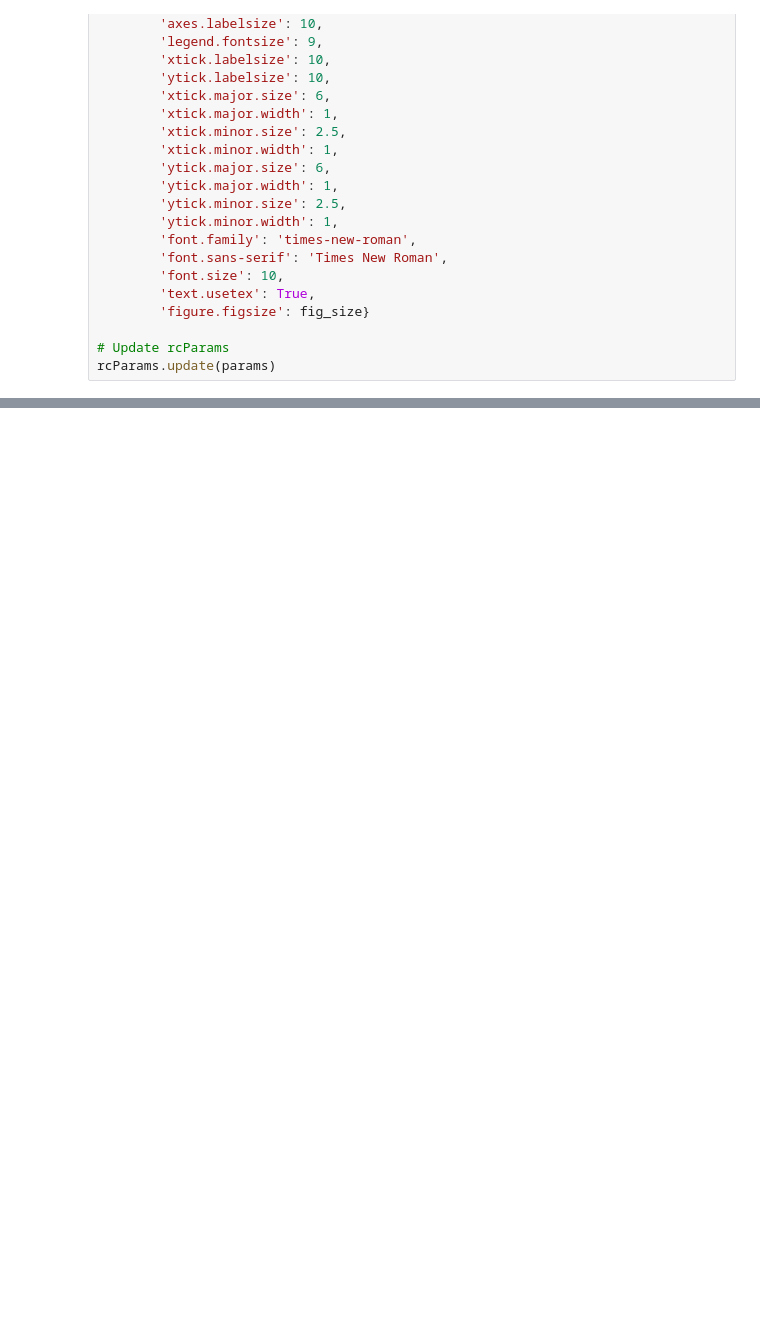
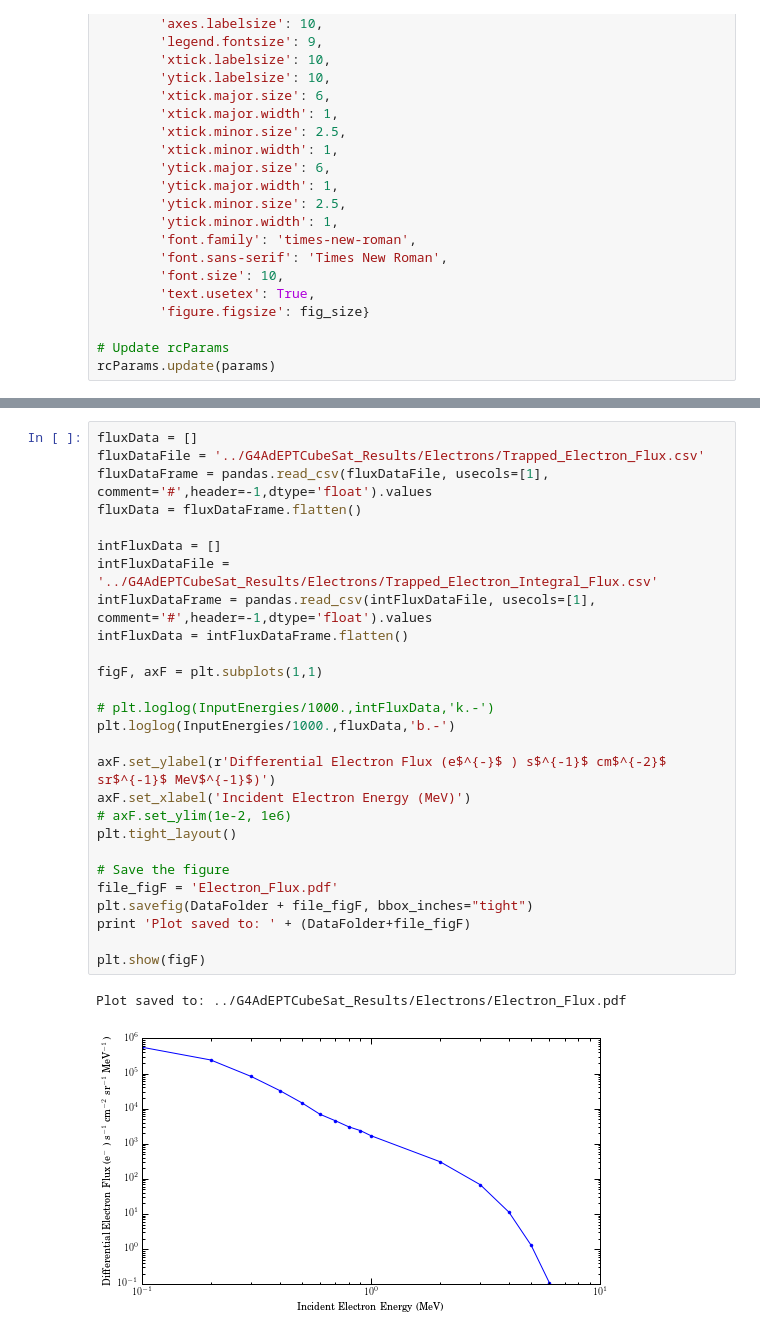
Before and after one commit to mkurnell/G4AdEPTCubeSat-Analysis, a Jupyter notebook: G4AdEPTCubeSat Geometry Factor Electrons.ipynb, the cells around one changed output, grey strips where cells are left out. Drawn from its saved outputs; the diff is of its cells as text; blank space fills up the shorter version.

```diff
--- a/G4AdEPTCubeSat Geometry Factor Electrons.ipynb
+++ b/G4AdEPTCubeSat Geometry Factor Electrons.ipynb
@@ -219,0 +265,30 @@ print relErr_G_Pair*100.
+# %%
+fluxData = []
+fluxDataFile = '../G4AdEPTCubeSat_Results/Electrons/Trapped_Electron_Flux.csv'
+fluxDataFrame = pandas.read_csv(fluxDataFile, usecols=[1], comment='#',header=-1,dtype='float').values
+fluxData = fluxDataFrame.flatten()
+
+intFluxData = []
+intFluxDataFile = '../G4AdEPTCubeSat_Results/Electrons/Trapped_Electron_Integral_Flux.csv'
+intFluxDataFrame = pandas.read_csv(intFluxDataFile, usecols=[1], comment='#',header=-1,dtype='float').values
+intFluxData = intFluxDataFrame.flatten()
+
+figF, axF = plt.subplots(1,1)
+
+# plt.loglog(InputEnergies/1000.,intFluxData,'k.-')
+plt.loglog(InputEnergies/1000.,fluxData,'b.-')
+
+axF.set_ylabel(r'Differential Electron Flux (e$^{-}$ ) s$^{-1}$ cm$^{-2}$ sr$^{-1}$ MeV$^{-1}$)')
+axF.set_xlabel('Incident Electron Energy (MeV)')
+# axF.set_ylim(1e-2, 1e6)
+plt.tight_layout()
+
+# Save the figure
+file_figF = 'Electron_Flux.pdf'
+plt.savefig(DataFolder + file_figF, bbox_inches="tight")
+print 'Plot saved to: ' + (DataFolder+file_figF)
+
+plt.show(figF)
+# %% [output]
+Plot saved to: ../G4AdEPTCubeSat_Results/Electrons/Electron_Flux.pdf
+[figure, added]
```
Also changed, not shown: parts of 7 cells of this notebook, 4 other files.
